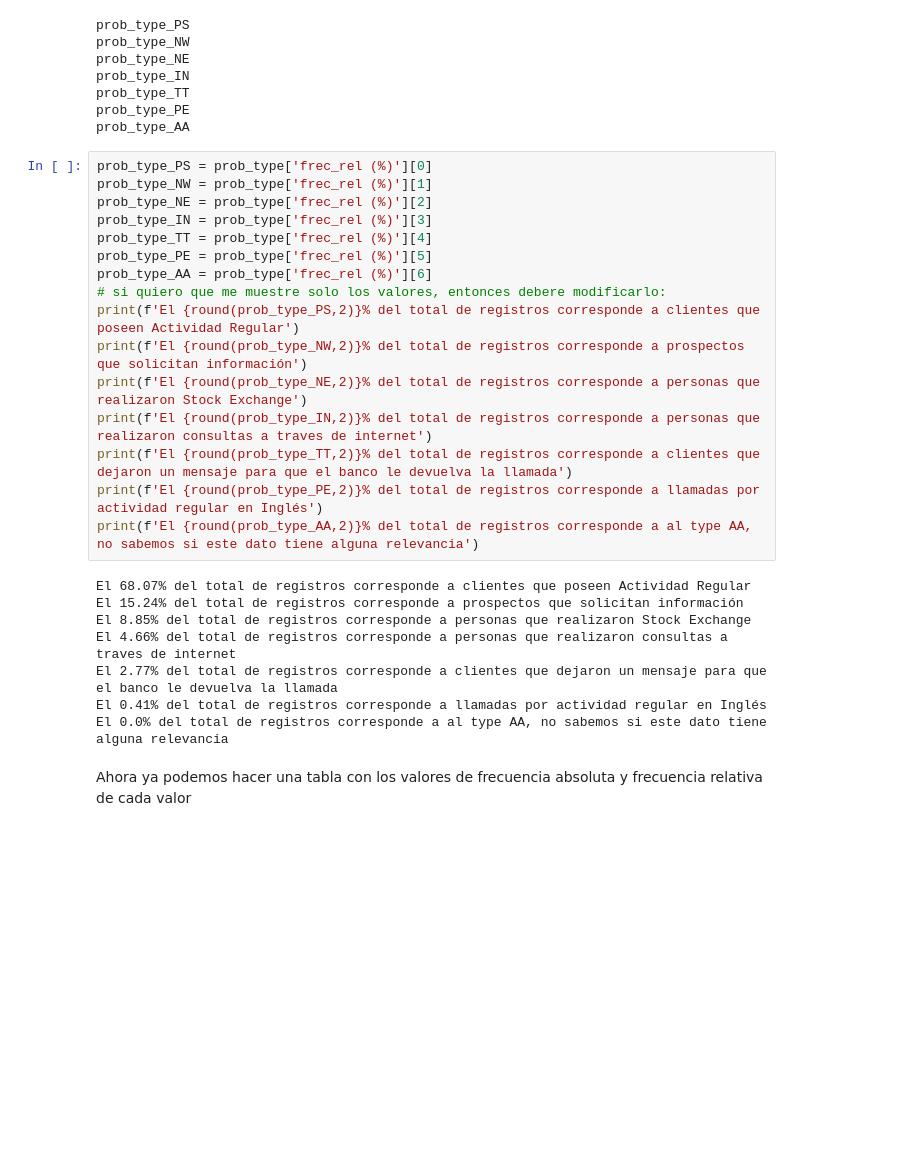
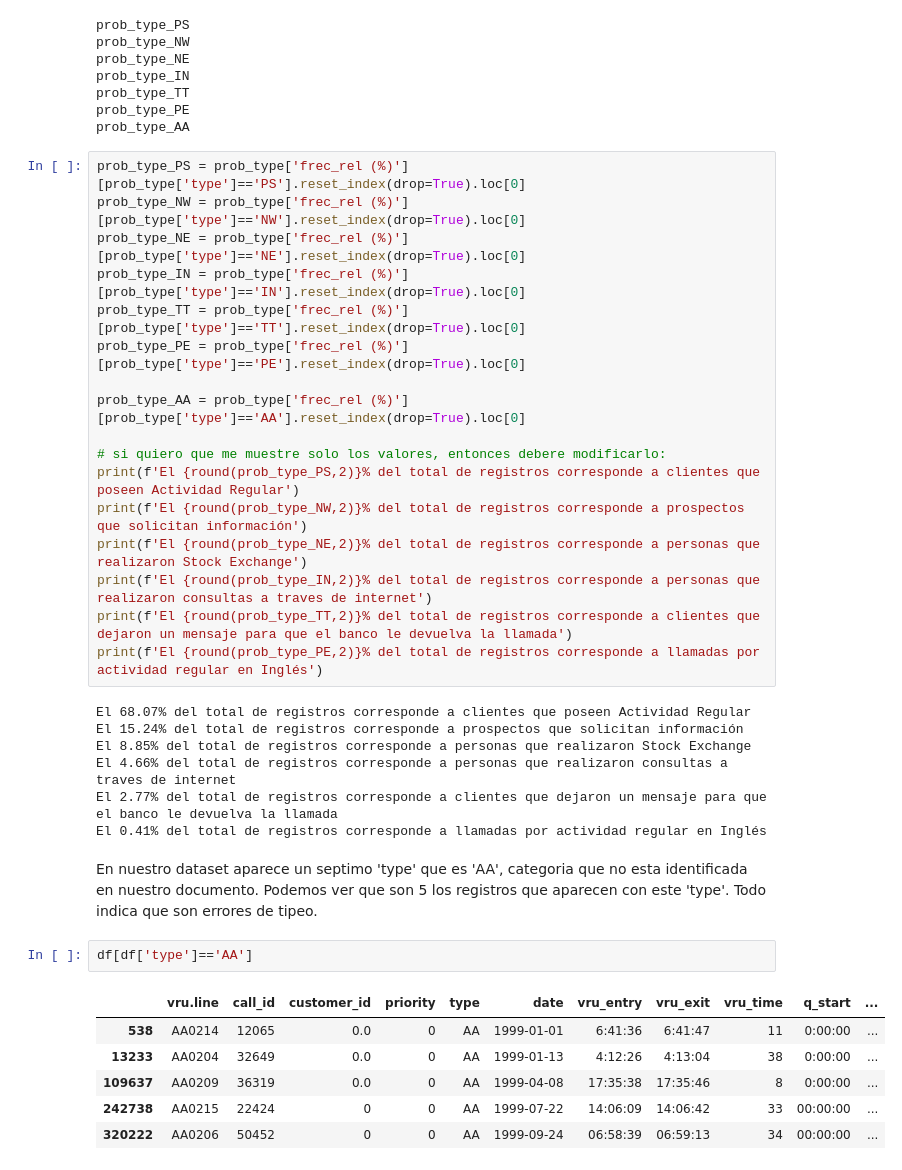
Before and after one commit to jmartindiaz/Call_center, a Jupyter notebook: Exploratory_Analysis.ipynb, the cells around one changed output. Drawn from its saved outputs; the diff is of its cells as text; blank space fills up the shorter version.

```diff
--- a/Exploratory_Analysis.ipynb
+++ b/Exploratory_Analysis.ipynb
@@ -296,13 +296,15 @@ prob_type_TT
 prob_type_PE
 prob_type_AA
 # %%
-prob_type_PS = prob_type['frec_rel (%)'][0]
-prob_type_NW = prob_type['frec_rel (%)'][1]
-prob_type_NE = prob_type['frec_rel (%)'][2]
-prob_type_IN = prob_type['frec_rel (%)'][3]
-prob_type_TT = prob_type['frec_rel (%)'][4]
-prob_type_PE = prob_type['frec_rel (%)'][5]
-prob_type_AA = prob_type['frec_rel (%)'][6]
+prob_type_PS = prob_type['frec_rel (%)'][prob_type['type']=='PS'].reset_index(drop=True).loc[0]
+prob_type_NW = prob_type['frec_rel (%)'][prob_type['type']=='NW'].reset_index(drop=True).loc[0]
+prob_type_NE = prob_type['frec_rel (%)'][prob_type['type']=='NE'].reset_index(drop=True).loc[0]
+prob_type_IN = prob_type['frec_rel (%)'][prob_type['type']=='IN'].reset_index(drop=True).loc[0]
+prob_type_TT = prob_type['frec_rel (%)'][prob_type['type']=='TT'].reset_index(drop=True).loc[0]
+prob_type_PE = prob_type['frec_rel (%)'][prob_type['type']=='PE'].reset_index(drop=True).loc[0]
+
+prob_type_AA = prob_type['frec_rel (%)'][prob_type['type']=='AA'].reset_index(drop=True).loc[0]
+
 # si quiero que me muestre solo los valores, entonces debere modificarlo:
 print(f'El {round(prob_type_PS,2)}% del total de registros corresponde a clientes que poseen Actividad Regular')
 print(f'El {round(prob_type_NW,2)}% del total de registros corresponde a prospectos que solicitan información')
@@ -310,7 +312,6 @@ print(f'El {round(prob_type_NE,2)}% del total de registros corresponde a persona
 print(f'El {round(prob_type_IN,2)}% del total de registros corresponde a personas que realizaron consultas a traves de internet')
 print(f'El {round(prob_type_TT,2)}% del total de registros corresponde a clientes que dejaron un mensaje para que el banco le devuelva la llamada')
 print(f'El {round(prob_type_PE,2)}% del total de registros corresponde a llamadas por actividad regular en Inglés')
-print(f'El {round(prob_type_AA,2)}% del total de registros corresponde a al type AA, no sabemos si este dato tiene alguna relevancia')
 # %% [output]
 El 68.07% del total de registros corresponde a clientes que poseen Actividad Regular
 El 15.24% del total de registros corresponde a prospectos que solicitan información
@@ -318,6 +319,14 @@ El 8.85% del total de registros corresponde a personas que realizaron Stock Exch
 El 4.66% del total de registros corresponde a personas que realizaron consultas a traves de internet
 El 2.77% del total de registros corresponde a clientes que dejaron un mensaje para que el banco le devuelva la llamada
 El 0.41% del total de registros corresponde a llamadas por actividad regular en Inglés
-El 0.0% del total de registros corresponde a al type AA, no sabemos si este dato tiene alguna relevancia
-# %% [markdown]
-Ahora ya podemos hacer una tabla con los valores de frecuencia absoluta y frecuencia relativa de cada valor
+# %% [markdown]
+En nuestro dataset aparece un septimo 'type' que es 'AA', categoria que no esta identificada en nuestro documento. Podemos ver que son 5 los registros que aparecen con este 'type'. Todo indica que son errores de tipeo.
+# %%
+df[df['type']=='AA']
+# %% [output]
+|  | vru.line | call_id | customer_id | priority | type | date | vru_entry | vru_exit | vru_time | q_start | ... |
+| 538 | AA0214 | 12065 | 0.0 | 0 | AA | 1999-01-01 | 6:41:36 | 6:41:47 | 11 | 0:00:00 | ... |
+| 13233 | AA0204 | 32649 | 0.0 | 0 | AA | 1999-01-13 | 4:12:26 | 4:13:04 | 38 | 0:00:00 | ... |
+| 109637 | AA0209 | 36319 | 0.0 | 0 | AA | 1999-04-08 | 17:35:38 | 17:35:46 | 8 | 0:00:00 | ... |
+| 242738 | AA0215 | 22424 | 0 | 0 | AA | 1999-07-22 | 14:06:09 | 14:06:42 | 33 | 00:00:00 | ... |
+| 320222 | AA0206 | 50452 | 0 | 0 | AA | 1999-09-24 | 06:58:39 | 06:59:13 | 34 | 00:00:00 | ... |
```
Also changed, not shown: parts of 7 cells of this notebook.
